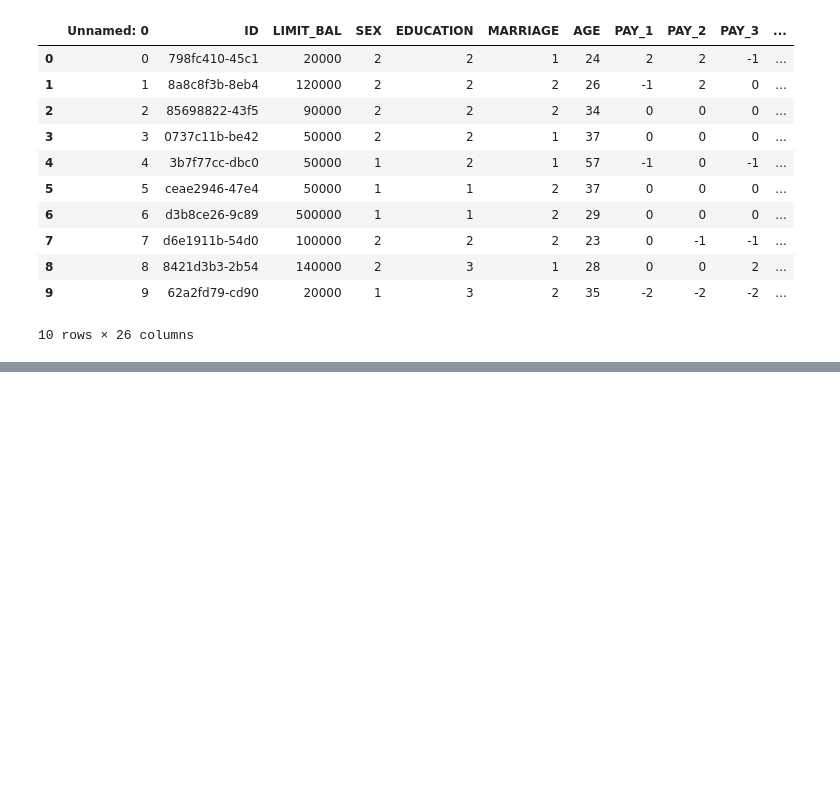
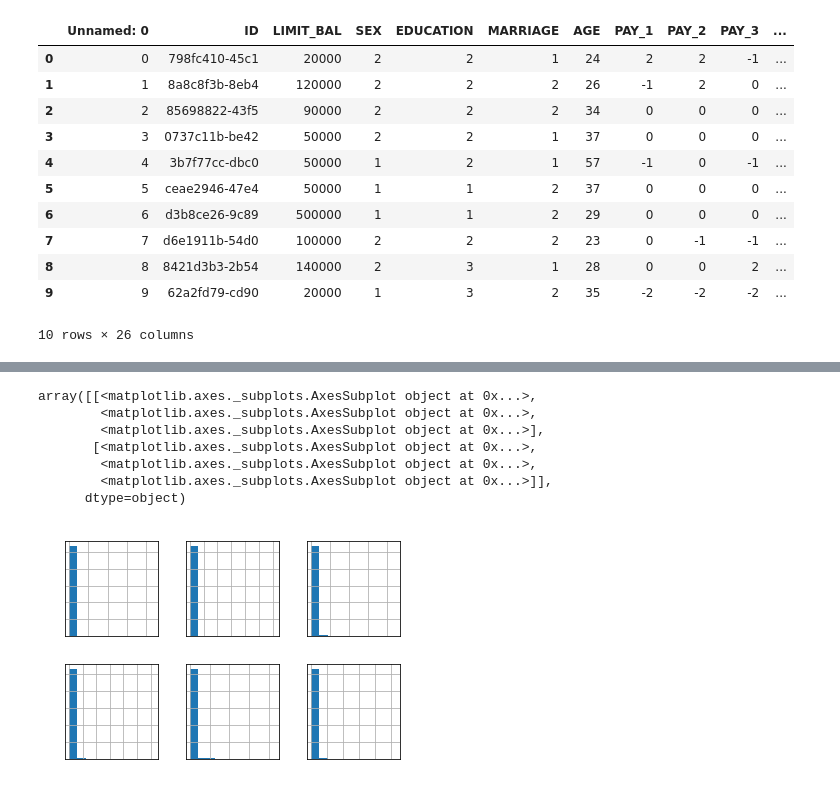
Before and after one commit to CraigMariani/CreditCardReceipts, a Jupyter notebook: analysis.ipynb, the cells around one changed output, grey strips where cells are left out. Drawn from its saved outputs; the diff is of its cells as text; code cells hidden in the pictures; blank space fills up the shorter version.

```diff
--- a/analysis.ipynb
+++ b/analysis.ipynb
@@ -202,0 +313,3 @@ df.head(10)
+# %%
+# list of feature names for pay_amt in data frame
+pay_amt = ['PAY_AMT1', 'PAY_AMT2', 'PAY_AMT3', 'PAY_AMT4', 'PAY_AMT5', 'PAY_AMT6']
@@ -202,0 +329,14 @@ df.head(10)
+# %%
+# visualize the pay amount features using a 2 by 3 grid of historgram plots
+mpl.rcParams['font.size'] = 4
+pay_2_bins = pay_2_bins = np.array(range(-2,18)) - 0.5
+df[pay_amt].hist(layout=(2,3), xrot=30) # set bins to pandas series pay_1_bins
+# %% [output]
+array([[<matplotlib.axes._subplots.AxesSubplot object at 0x...>,
+        <matplotlib.axes._subplots.AxesSubplot object at 0x...>,
+        <matplotlib.axes._subplots.AxesSubplot object at 0x...>],
+       [<matplotlib.axes._subplots.AxesSubplot object at 0x...>,
+        <matplotlib.axes._subplots.AxesSubplot object at 0x...>,
+        <matplotlib.axes._subplots.AxesSubplot object at 0x...>]],
+      dtype=object)
+[figure, added]
```
Also changed, not shown: parts of 25 cells of this notebook, 2 other files.
